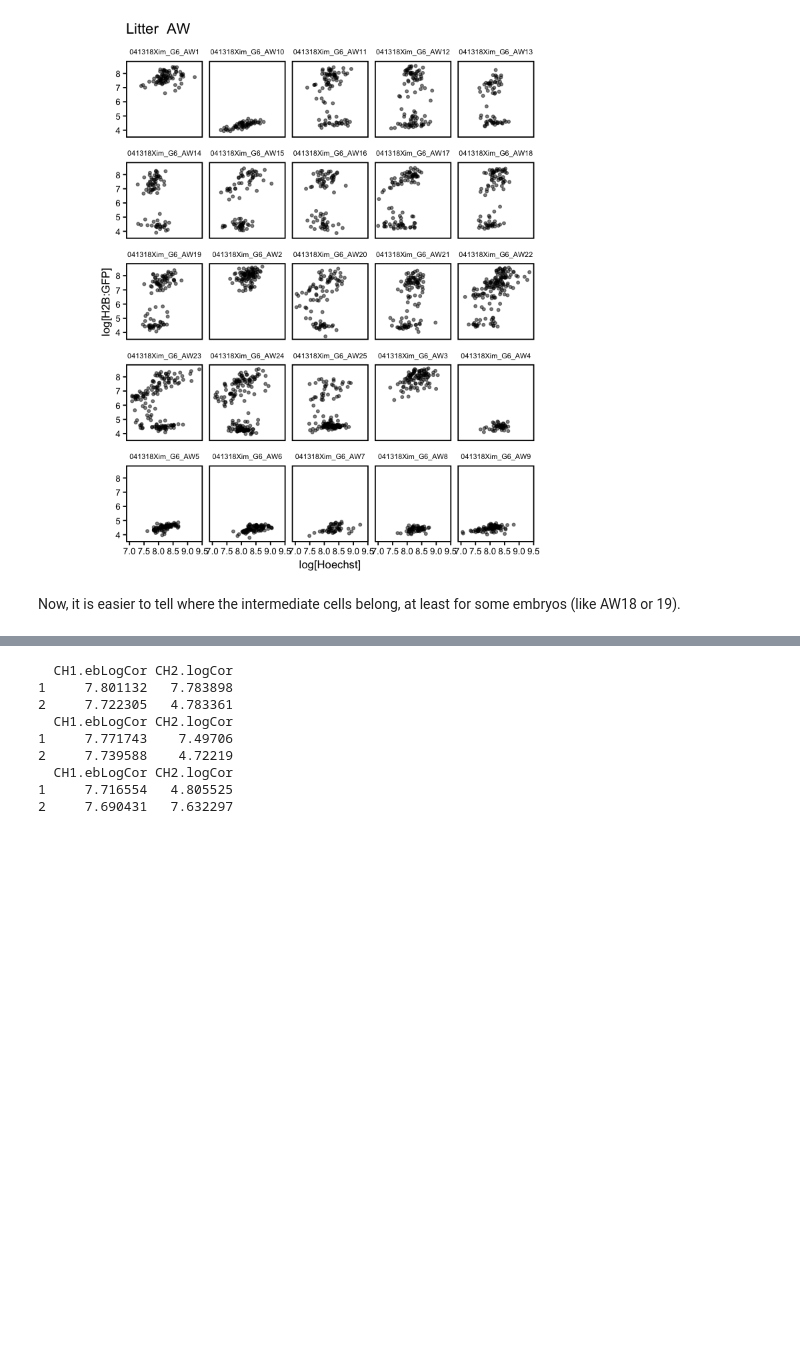
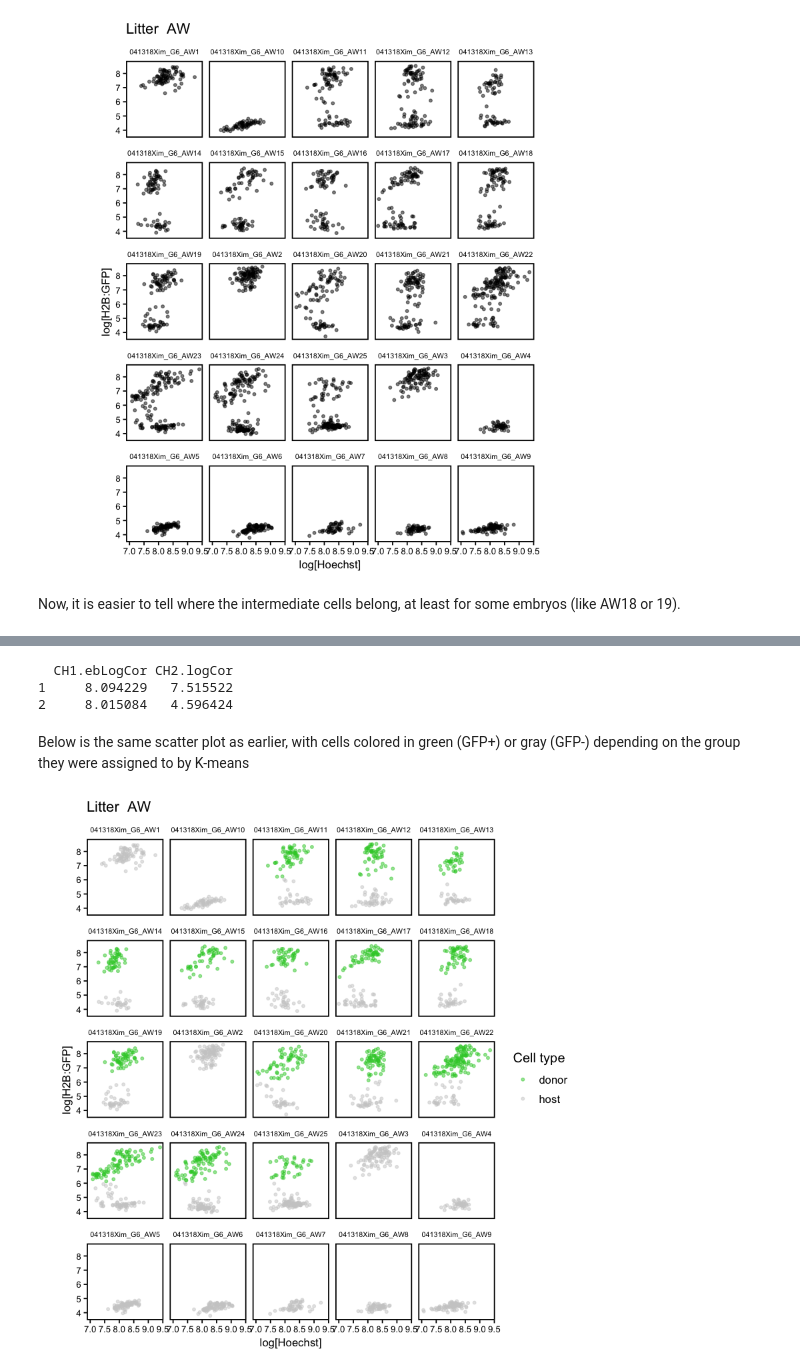
Before and after one commit to nestorsaiz/saiz-et-al_2020, a Jupyter notebook: notebooks/GFP-classification.ipynb, the cells around one changed output, grey strips where cells are left out. Saved outputs shown, nothing was run; the diff lists cells and outputs as text; code cells hidden in the pictures; blank space fills up the shorter version.

```diff
--- a/notebooks/GFP-classification.ipynb
+++ b/notebooks/GFP-classification.ipynb
@@ -165,32 +128,51 @@ xs <- split(xs, as.factor(xs$Litter))
+# %%
+# Choose an example litter
+my.litter <- 'AW'
+
+# Extract it from the chimeras dataset
+aw <- subset(xs, Litter == my.litter)
 # %%
-# Loop through the list of chimeras
-for(l in 1:3) {
-    # Select only CH1 (Hoechst) and CH2 (GFP) to do clustering
-    bb <- xs[[l]] %>% select(Cellcount,
-                     CH1.ebLogCor, CH2.logCor)
-    # Run K-means, looking for 2 clusters
-    kk <- kmeans(bb[, 2:3], 2)
-    print(kk$centers)
-}
+# Select only CH1 (Hoechst) and CH2 (GFP) to do clustering
+bb <- aw %>% select(Cellcount, CH1.ebLogCor, CH2.logCor)
+# Run K-means, looking for 2 clusters (GFP+ and GFP- cells)
+kk <- kmeans(bb[, 2:3], 2)
+print(kk$centers)
 # %% [output]
   CH1.ebLogCor CH2.logCor
-1     7.801132   7.783898
-2     7.722305   4.783361
-  CH1.ebLogCor CH2.logCor
-1     7.771743    7.49706
-2     7.739588    4.72219
-  CH1.ebLogCor CH2.logCor
-1     7.716554   4.805525
-2     7.690431   7.632297
+1     8.094229   7.515522
+2     8.015084   4.596424
 # %%
 # Calculate the sum of squares of the difference between
-    # values and cluster centers
-    ssq <- matrix(0, length(xs[[l]]$TE_ICM), 2)
-    for(i in 1:2) {
-        ssq[,i] <- (xs[[l]]$CH1.ebLogCor - kk$centers[i,1])^2 +
-                (xs[[l]]$CH2.logCor - kk$centers[i,2])^2
-    }
-    min.ssq <- apply(ssq, 1, which.min)
-    # Classify cells as 'donor' (GFP+) or 'host' (GFP-)
-    xs[[l]]$cell_type.km <- rep(NA, nrow(xs))
-    xs[[l]]$cell_type.km <- c('donor', 'host')[min.ssq]
+# values and cluster centers
+ssq <- matrix(0, length(aw$TE_ICM), 2)
+for(i in 1:2) {
+    ssq[,i] <- (aw$CH1.ebLogCor - kk$centers[i,1])^2 +
+                (aw$CH2.logCor - kk$centers[i,2])^2
+}
+min.ssq <- apply(ssq, 1, which.min)
+# Classify cells as 'donor' (GFP+) or 'host' (GFP-)
+aw$cell_type <- rep(NA, nrow(aw))
+aw$cell_type <- c('donor', 'host')[min.ssq]
+# %%
+# Incorporate AW controls
+aw <- rbind(aw, subset(cc, Litter == 'AW'))
+# %% [markdown]
+Below is the same scatter plot as earlier, with cells colored in green (GFP+) or gray (GFP-) depending on the group they were assigned to by K-means
+# %%
+scatter <- ggplot(data = aw %>%
+                 filter(Channel == 'CH2',
+                        CH2.ab2 == 'af488.ck'),
+                  aes(x = CH1.ebLogCor,
+                      y = CH2.logCor))
+scatter <- scatter + geom_jitter(aes(color = cell_type), size = 1, alpha = 0.5)
+scatter <- scatter + facet_wrap( ~ Embryo_ID)
+scatter <- scatter + scale_color_manual(values = cellcols)
+scatter <- scatter + looks + theme(aspect.ratio = 1,
+                                 strip.text = element_text(size = 6.5),
+                                 axis.text = element_text(size = 8),
+                                 axis.title = element_text(size = 10))
+scatter <- scatter + labs(y = 'log[H2B:GFP]', x = 'log[Hoechst]',
+                                title = paste('Litter ', my.litter), color = 'Cell type')
+print(scatter)
+# %% [output]
+[figure, added]
```
Also changed, not shown: parts of 16 cells of this notebook.
